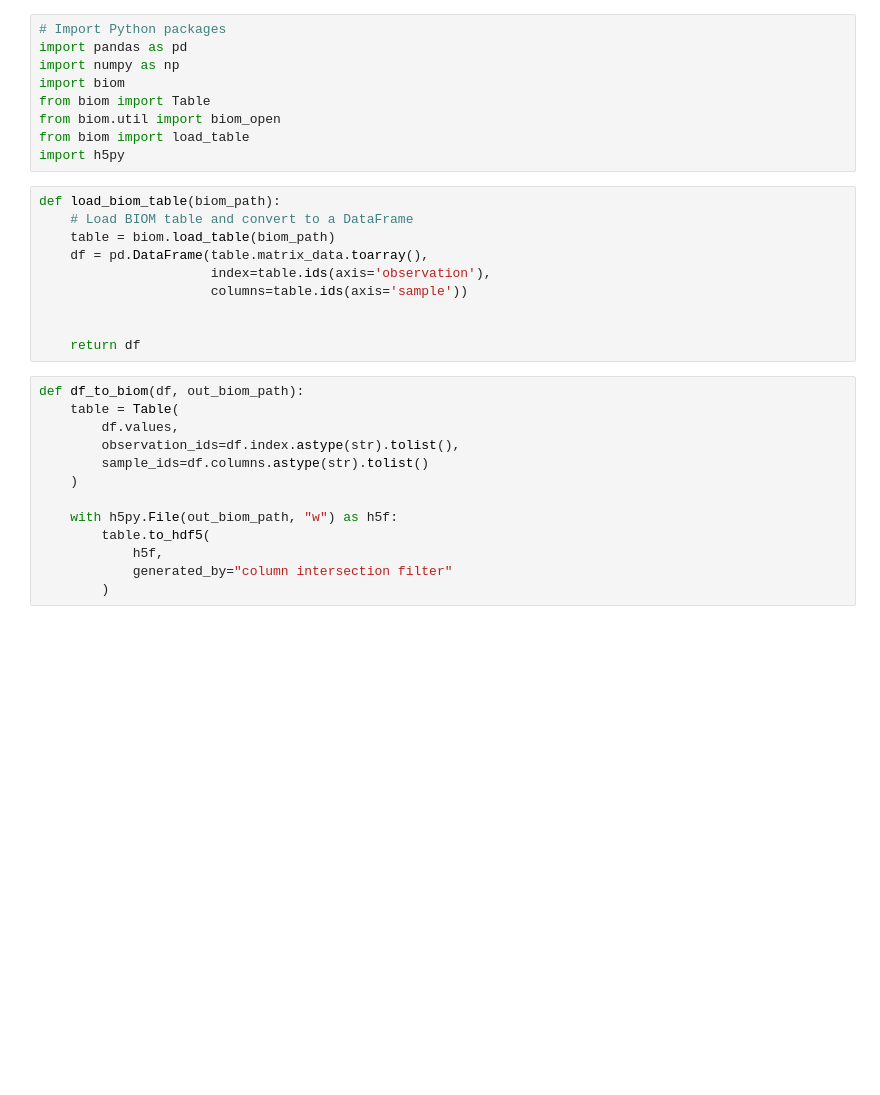
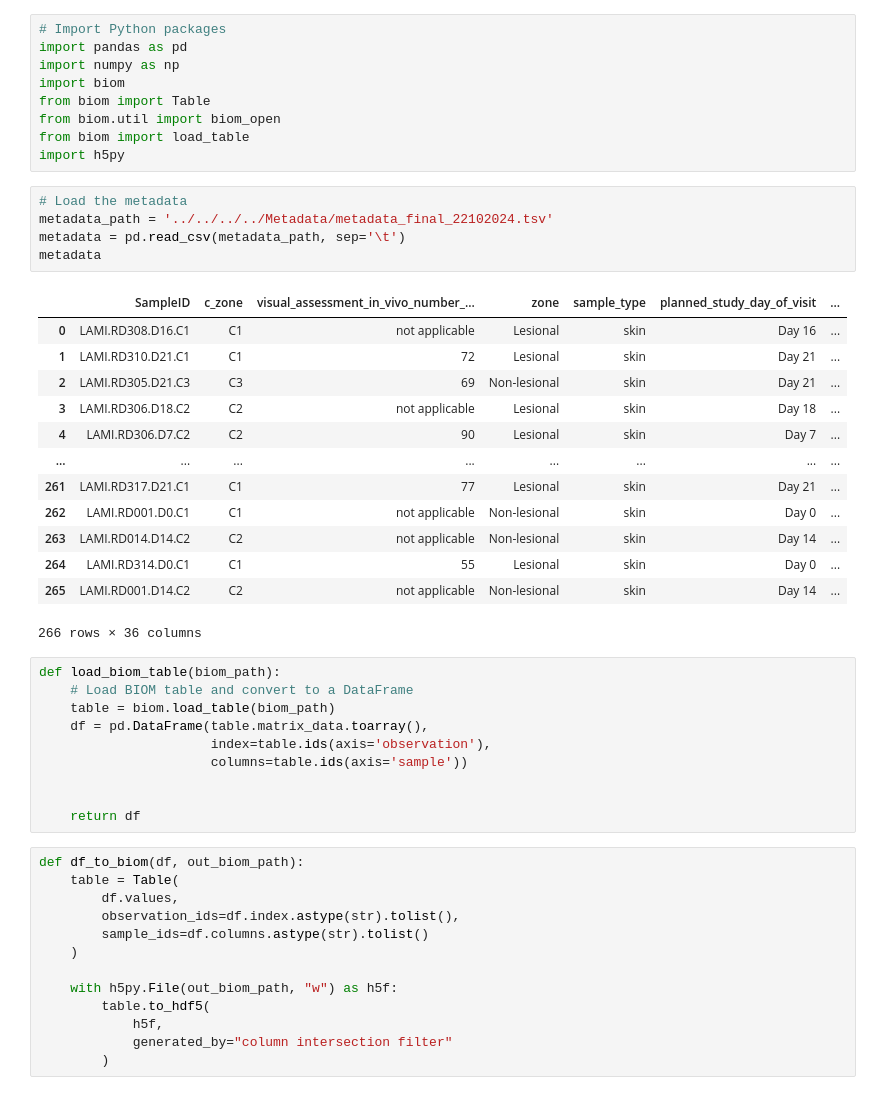
Before and after one commit to knightlab-analyses/Acne_Longitudinal_Microbiome, a Jupyter notebook: Data/16S/Tables/intersection_samples_V1V3_V4/_subset_intersection_tbls.ipynb, the cells around one changed output. Cells and saved outputs as stored; diff of their text form; blank space fills up the shorter version.

```diff
--- a/Data/16S/Tables/intersection_samples_V1V3_V4/_subset_intersection_tbls.ipynb
+++ b/Data/16S/Tables/intersection_samples_V1V3_V4/_subset_intersection_tbls.ipynb
@@ -7,6 +7,25 @@ from biom import Table
 from biom.util import biom_open
 from biom import load_table
 import h5py
+# %%
+# Load the metadata
+metadata_path = '../../../../Metadata/metadata_final_22102024.tsv'
+metadata = pd.read_csv(metadata_path, sep='\t')
+metadata
+# %% [output]
+|  | SampleID | c_zone | visual_assessment_in_vivo_number_... | zone | sample_type | planned_study_day_of_visit | ... |
+| 0 | LAMI.RD308.D16.C1 | C1 | not applicable | Lesional | skin | Day 16 | ... |
+| 1 | LAMI.RD310.D21.C1 | C1 | 72 | Lesional | skin | Day 21 | ... |
+| 2 | LAMI.RD305.D21.C3 | C3 | 69 | Non-lesional | skin | Day 21 | ... |
+| 3 | LAMI.RD306.D18.C2 | C2 | not applicable | Lesional | skin | Day 18 | ... |
+| 4 | LAMI.RD306.D7.C2 | C2 | 90 | Lesional | skin | Day 7 | ... |
+| ... | ... | ... | ... | ... | ... | ... | ... |
+| 261 | LAMI.RD317.D21.C1 | C1 | 77 | Lesional | skin | Day 21 | ... |
+| 262 | LAMI.RD001.D0.C1 | C1 | not applicable | Non-lesional | skin | Day 0 | ... |
+| 263 | LAMI.RD014.D14.C2 | C2 | not applicable | Non-lesional | skin | Day 14 | ... |
+| 264 | LAMI.RD314.D0.C1 | C1 | 55 | Lesional | skin | Day 0 | ... |
+| 265 | LAMI.RD001.D14.C2 | C2 | not applicable | Non-lesional | skin | Day 14 | ... |
+266 rows × 36 columns
 # %%
 def load_biom_table(biom_path):
     # Load BIOM table and convert to a DataFrame
```
Also changed, not shown: parts of 5 cells of this notebook, 28 other files.
